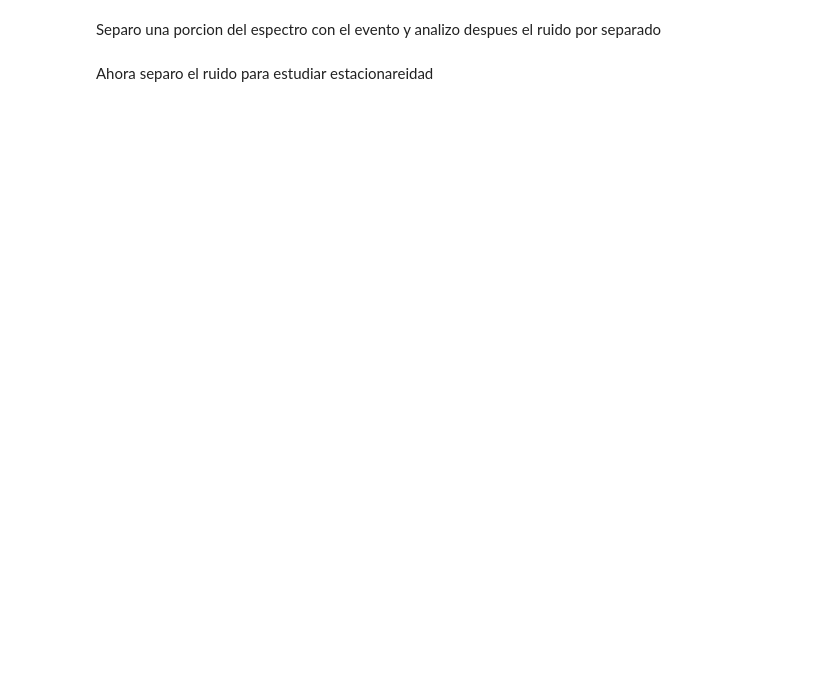
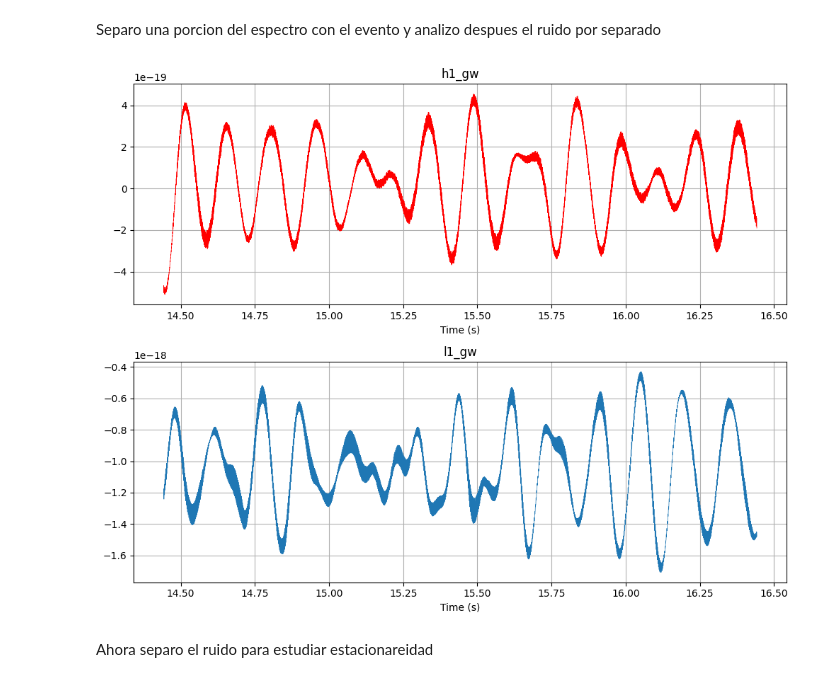
Before and after one commit to JBatRey/Procesamiento-Adaptativo-de-Se-ales-Aleatorias, a Jupyter notebook: TP1.ipynb, the cells around one changed output. Saved outputs shown, nothing was run; the diff lists cells and outputs as text; code cells hidden in the pictures; blank space fills up the shorter version.

```diff
--- a/TP1.ipynb
+++ b/TP1.ipynb
@@ -59,16 +82,19 @@ l1_gw = l1_s[(time >= gw_st-N) & (time <= gw_st + N)]
 time_gw = time[(time >= gw_st-N) & (time <= gw_st + N)]
 # %%
 fig, (ax1, ax2) = plt.subplots(2, 1, figsize=(10, 8))
-ax1.plot(time_gw, h1_gw, linewidth=0.5, color= "yellow")
+ax1.plot(time_gw, h1_gw, linewidth=0.5, color= "red")
+ax1.grid()
 ax1.set_title('h1_gw')
 ax1.set_xlabel('Time (s)')
-
 ax2.plot(time_gw, l1_gw, linewidth=0.5)
 ax2.set_title('l1_gw')
 ax2.set_xlabel('Time (s)')
 
 plt.tight_layout()
+ax2.grid()
 plt.show()
+# %% [output]
+[figure, added]
 # %% [markdown]
 Ahora separo el ruido para estudiar estacionareidad
 # %%
```
Also changed, not shown: parts of 32 cells of this notebook, 6 other files.
